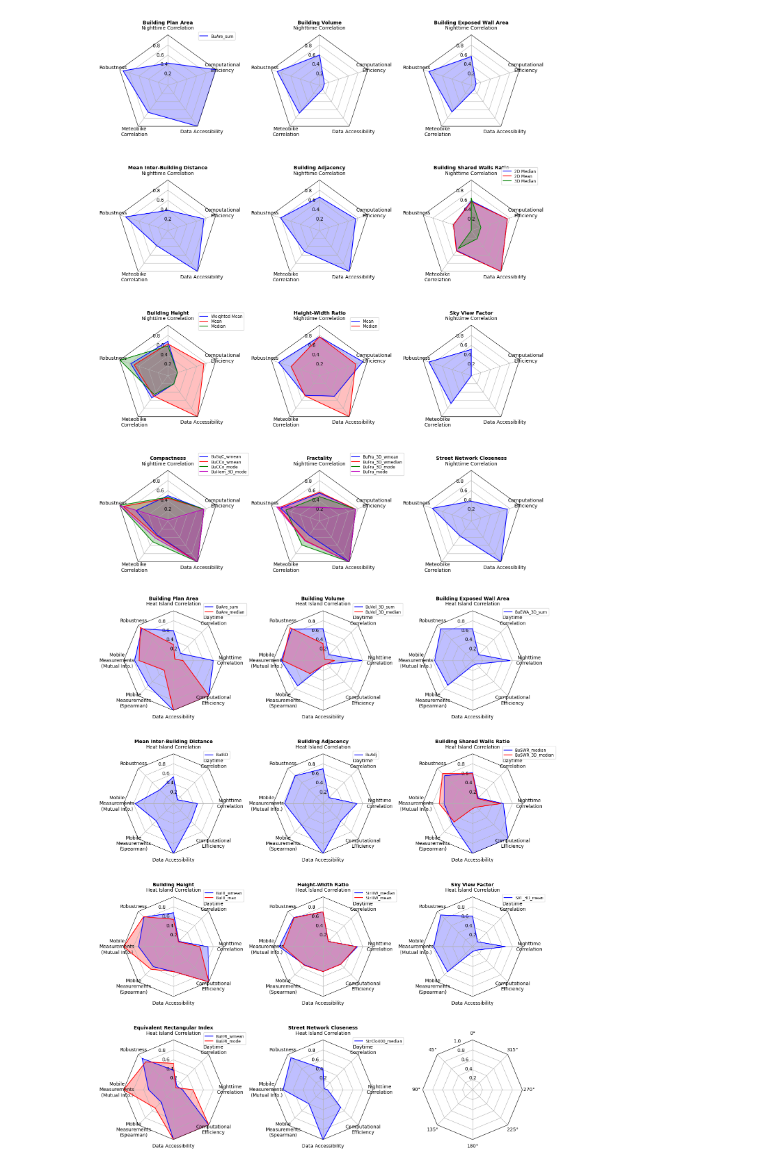
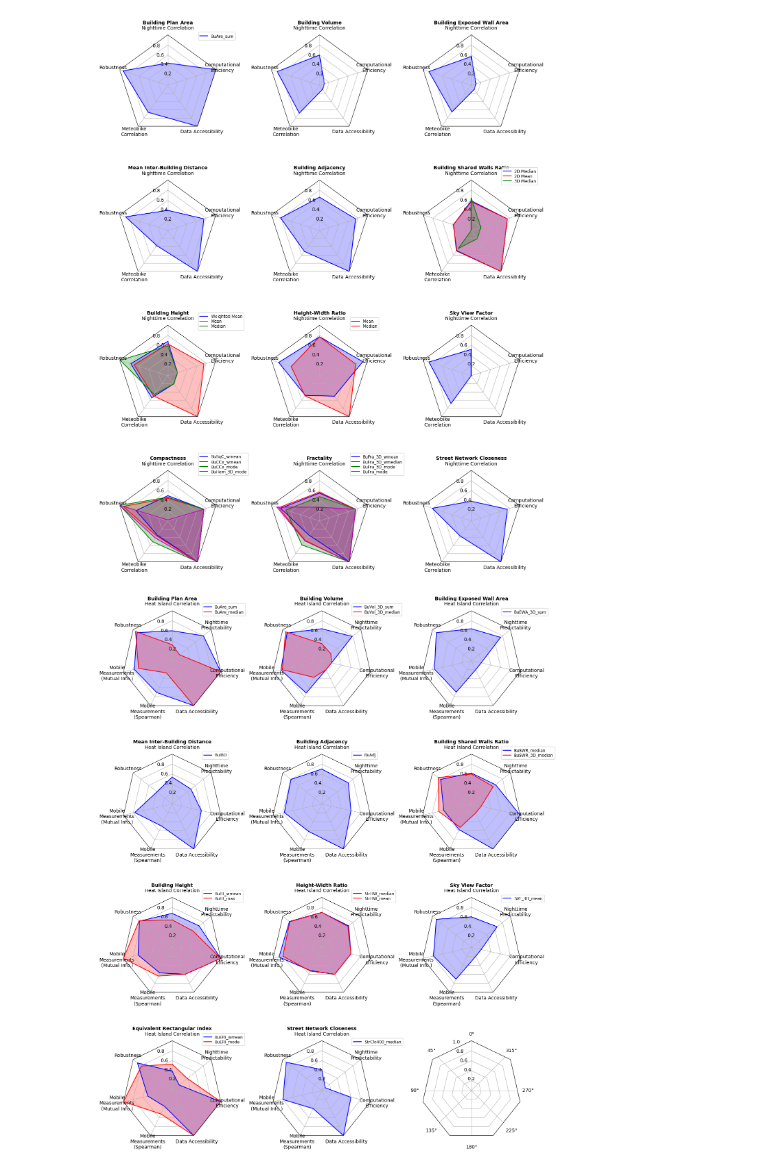
Before and after one commit to lisawink/freiburg, a Jupyter notebook: notebooks/visualisations/fig14_spider_plot.ipynb, the cells around one changed output. Cells and saved outputs as stored; diff of their text form; code cells hidden in the pictures.

```diff
--- a/notebooks/visualisations/fig14_spider_plot.ipynb
+++ b/notebooks/visualisations/fig14_spider_plot.ipynb
@@ -583,41 +583,41 @@ def real_cooks():
 def normalised_cooks():
     ### Cook's distance (0.1 - x)*10
     data = [
-        ['Heat Island Correlation', 'Robustness','Mobile\nMeasurements\n(Mutual Info.)', 'Mobile\nMeasurements\n(Spearman)', 'Data Accessibility', 'Computational\nEfficiency','Nighttime\nCorrelation', 'Daytime\nCorrelation'],
+        ['Heat Island Correlation', 'Robustness','Mobile\nMeasurements\n(Mutual Info.)', 'Mobile\nMeasurements\n(Spearman)', 'Data Accessibility', 'Computational\nEfficiency','Nighttime\nPredictability'],
         ('Building Plan Area', [
-            [0.6,  0.9, 0.78, 0.71, 1, 1, 0.80, 0.20], #sum
-            [0.32,  0.94, 0.69, 0.27, 1, 1, 0.19, 0.04]]), #median
+            [0.6,  0.9, 0.78, 0.71, 1, 1, 0.80,], #sum
+            [0.32,  0.94, 0.69, 0.27, 1, 1, 0.19,]]), #median
         ('Building Volume', [
-            [0.64,  0.89, 0.84, 0.72, 0.1, 0.1,0.78,0.17], # sum
-            [0.34,  0.93, 0.81, 0.37, 0.1, 0.1,0.23,0.04]]), #median
+            [0.64,  0.89, 0.84, 0.72, 0.2, 0.2,0.78], # sum
+            [0.34,  0.93, 0.81, 0.37, 0.2, 0.2,0.23]]), #median
         ('Building Exposed Wall Area', [
-            [0.64,  0.9, 0.76,0.7, 0.1, 0.1,0.75, 0.17]]), # sum
+            [0.64,  0.9, 0.76,0.7, 0.2, 0.2,0.75,]]), # sum
         ('Mean Inter-Building Distance', [
-            [0.54,  0.39, 0.77, 0.49, 1, 0.5, 0.48,0.11]]),
+            [0.54,  0.39, 0.77, 0.49, 1, 0.6, 0.48]]),
         ('Building Adjacency', [
-            [0.7,  0.79, 0.77, 0.61,1, 0.5,0.68, 0.17]]),
+            [0.7,  0.79, 0.77, 0.61,1, 0.6,0.68,]]),
         ('Building Shared Walls Ratio', [
-            [0.62,  0.79, 0.57, 0.57, 1, 1,0.62, 0.16], #2D median
-            [0.6, 0.85, 0.67, 0.52, 0.1, 0.1, 0.56, 0.14]]), #3D median
+            [0.62,  0.79, 0.57, 0.57, 1, 1,0.62,], #2D median
+            [0.6, 0.85, 0.67, 0.52, 0.2, 0.2, 0.56,]]), #3D median
         ('Building Height', [
-            [0.68,  0.84, 0.70,0.57, 0.5, 1,0.69, 0.15], #Weighted mean
-            [0.55,  0.85, 1,0.64, 0.5,1, 0.53,0.14]]), #Max
+            [0.68,  0.84, 0.70,0.57, 0.6, 1,0.69,], #Weighted mean
+            [0.55,  0.85, 1,0.64, 0.6,1, 0.53]]), #Max
         ('Height-Width Ratio', [
-            [0.7,  0.83, 0.88, 0.52, 0.5, 0.5,0.69, 0.15], #Median
-            [0.7,  0.82, 0.80,0.53, 0.5, 0.5, 0.67,0.15]]), #Mean
+            [0.7,  0.83, 0.88, 0.52, 0.6, 0.6,0.69,], #Median
+            [0.7,  0.82, 0.80,0.53, 0.6, 0.6, 0.67]]), #Mean
         ('Sky View Factor', [
-            [0.61,  0.9, 0.78,0.71, 0.1, 0.1,0.66, 0.14]]),
+            [0.61,  0.9, 0.78,0.71, 0.2, 0.2,0.66,]]),
         ('Equivalent Rectangular Index', [
-            [0.39,  0.89, 0.50,0.35, 1, 1,0.18, 0.1], # weighted mean
-            [0.53, 0.79, 1,0.52, 1, 1, 0.39, 0.06]]), # mode
+            [0.39,  0.89, 0.50,0.35, 1, 1,0.18], # weighted mean
+            [0.53, 0.79, 1,0.52, 1, 1, 0.39,]]), # mode
         ('Street Network Closeness', [
-            [0.42,  0.91, 0.8, 0.4, 1, 0.5,0.09, 0.03]]),
+            [0.42,  0.91, 0.8, 0.4, 1, 0.6,0.09,]]),
     ]
     return data
 
 
 if __name__ == '__main__':
-    N = 8
+    N = 7
     theta = radar_factory(N, frame='polygon')
 
     data = normalised_cooks()
@@ -662,35 +662,36 @@ if __name__ == '__main__':
 
     labels = ('BuSWR_median','BuSWR_3D_median')
     legend = axs[1, 2].legend(labels, loc=(0.8, .95),
                               labelspacing=0.1, fontsize='small')
 
     labels = ('BuHt_wmean','BuHt_max')
     legend = axs[2, 0].legend(labels, loc=(0.8, .95),
                               labelspacing=0.1, fontsize='small')
 
     labels = ('StrHW_median', 'StrHW_mean')
     legend = axs[2, 1].legend(labels, loc=(0.8, .95),
                               labelspacing=0.1, fontsize='small')
 
     labels = ('SVF_3D_mean',)
     legend = axs[2, 2].legend(labels, loc=(0.8, .95),
                               labelspacing=0.1, fontsize='small')
 
 
     labels = ('BuERI_wmean','BuERI_mode')
     legend = axs[3, 0].legend(labels, loc=(0.8, .95),
                               labelspacing=0.1, fontsize='small')
 
     labels = ('StrClo400_median',)
     legend = axs[3, 1].legend(labels, loc=(0.8, .95),
                               labelspacing=0.1, fontsize='small')
 
     #increase wspacing
     plt.subplots_adjust(wspace=0.5)
-    plt.savefig('/Users/lisawink/Documents/paper1/figures/radar_plot.png')
-    plt.savefig('/Users/lisawink/Documents/paper1/figures/radar_plot.pdf')
+    plt.savefig('/Users/lisawink/Documents/paper1/figures/fig12/radar_plot.png')
+    plt.savefig('/Users/lisawink/Documents/paper1/figures/fig12/radar_plot.pdf')
+    plt.savefig('/Users/lisawink/Documents/paper1/figures/fig12/radar_plot.svg')
     plt.show()
 # %% [output]
-[figure, old version]
+[figure, new version]
 # %%
 vars = ['BuAre_median','BuVol_3D_median','BuEWA_3D_median','BuSWR_median','BuHt_wmean','BuHt_max','StrHW_mean','SVF_3D_mean','BuERI_mode']
```
Also changed, not shown: 5 other files.
